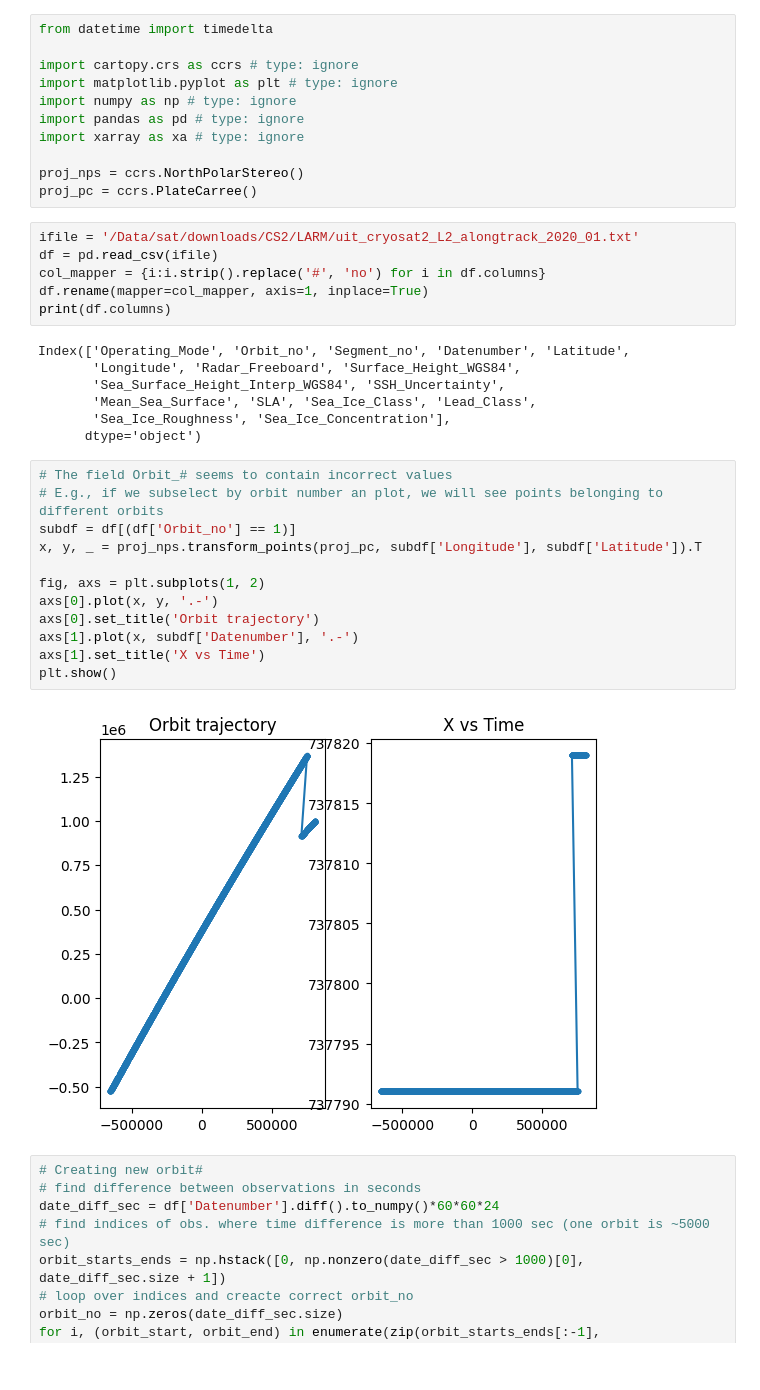
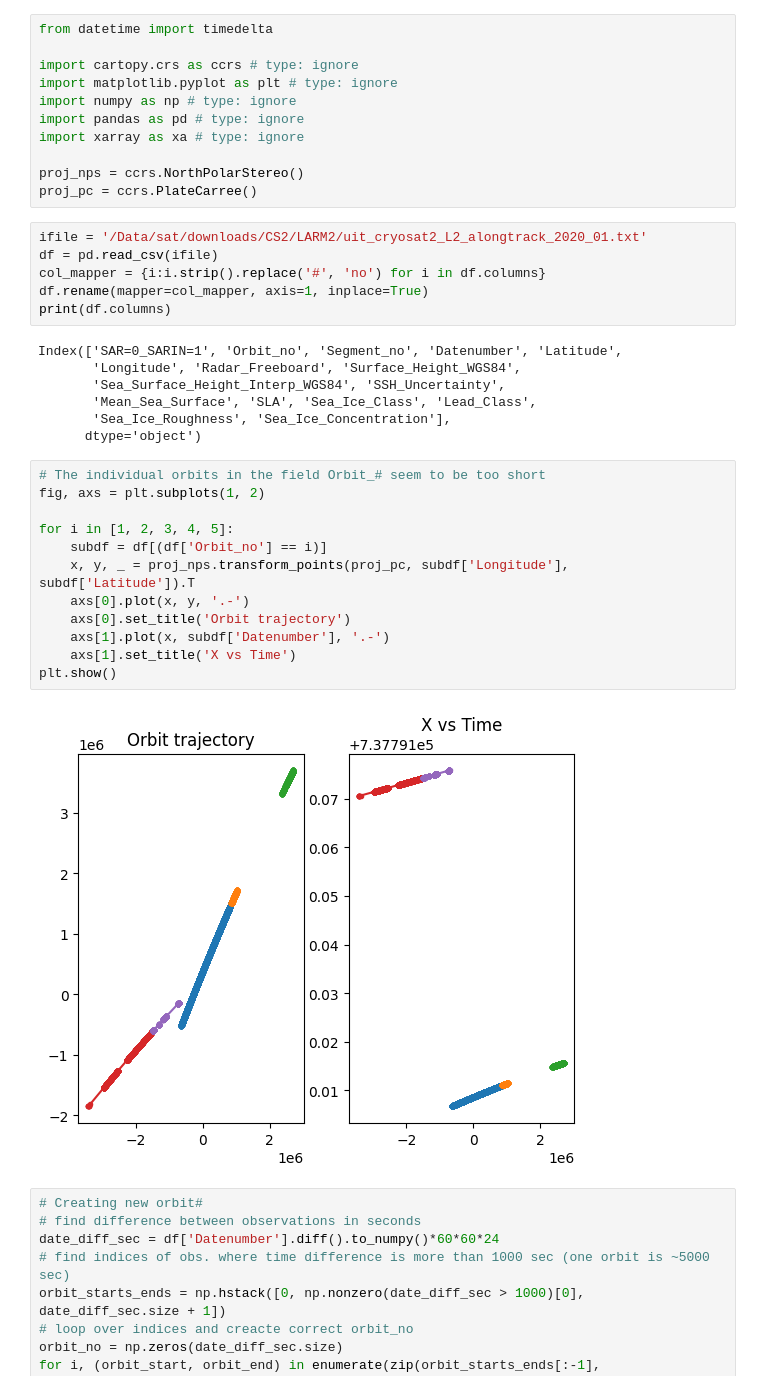
Before and after one commit to nansencenter/cs2_l2_larm_preprocessing, a Jupyter notebook: read_cs2_larm.ipynb, the cells around one changed output. Saved outputs shown, nothing was run; the diff lists cells and outputs as text.

```diff
--- a/read_cs2_larm.ipynb
+++ b/read_cs2_larm.ipynb
@@ -10,32 +10,32 @@ import xarray as xa # type: ignore
 proj_nps = ccrs.NorthPolarStereo()
 proj_pc = ccrs.PlateCarree()
 # %%
-ifile = '/Data/sat/downloads/CS2/LARM/uit_cryosat2_L2_alongtrack_2020_01.txt'
+ifile = '/Data/sat/downloads/CS2/LARM2/uit_cryosat2_L2_alongtrack_2020_01.txt'
 df = pd.read_csv(ifile)
 col_mapper = {i:i.strip().replace('#', 'no') for i in df.columns}
 df.rename(mapper=col_mapper, axis=1, inplace=True)
 print(df.columns)
 # %% [output]
-Index(['Operating_Mode', 'Orbit_no', 'Segment_no', 'Datenumber', 'Latitude',
+Index(['SAR=0_SARIN=1', 'Orbit_no', 'Segment_no', 'Datenumber', 'Latitude',
        'Longitude', 'Radar_Freeboard', 'Surface_Height_WGS84',
        'Sea_Surface_Height_Interp_WGS84', 'SSH_Uncertainty',
        'Mean_Sea_Surface', 'SLA', 'Sea_Ice_Class', 'Lead_Class',
        'Sea_Ice_Roughness', 'Sea_Ice_Concentration'],
       dtype='object')
 # %%
-# The field Orbit_# seems to contain incorrect values
-# E.g., if we subselect by orbit number an plot, we will see points belonging to different orbits
-subdf = df[(df['Orbit_no'] == 1)]
-x, y, _ = proj_nps.transform_points(proj_pc, subdf['Longitude'], subdf['Latitude']).T
+# The individual orbits in the field Orbit_# seem to be too short
+fig, axs = plt.subplots(1, 2)
 
-fig, axs = plt.subplots(1, 2)
-axs[0].plot(x, y, '.-')
-axs[0].set_title('Orbit trajectory')
-axs[1].plot(x, subdf['Datenumber'], '.-')
-axs[1].set_title('X vs Time')
+for i in [1, 2, 3, 4, 5]:
+    subdf = df[(df['Orbit_no'] == i)]
+    x, y, _ = proj_nps.transform_points(proj_pc, subdf['Longitude'], subdf['Latitude']).T
+    axs[0].plot(x, y, '.-')
+    axs[0].set_title('Orbit trajectory')
+    axs[1].plot(x, subdf['Datenumber'], '.-')
+    axs[1].set_title('X vs Time')
 plt.show()
 # %% [output]
-[figure, old version]
+[figure, new version]
 # %%
 # Creating new orbit#
 # find difference between observations in seconds
```
Also changed, not shown: parts of 4 cells of this notebook.
